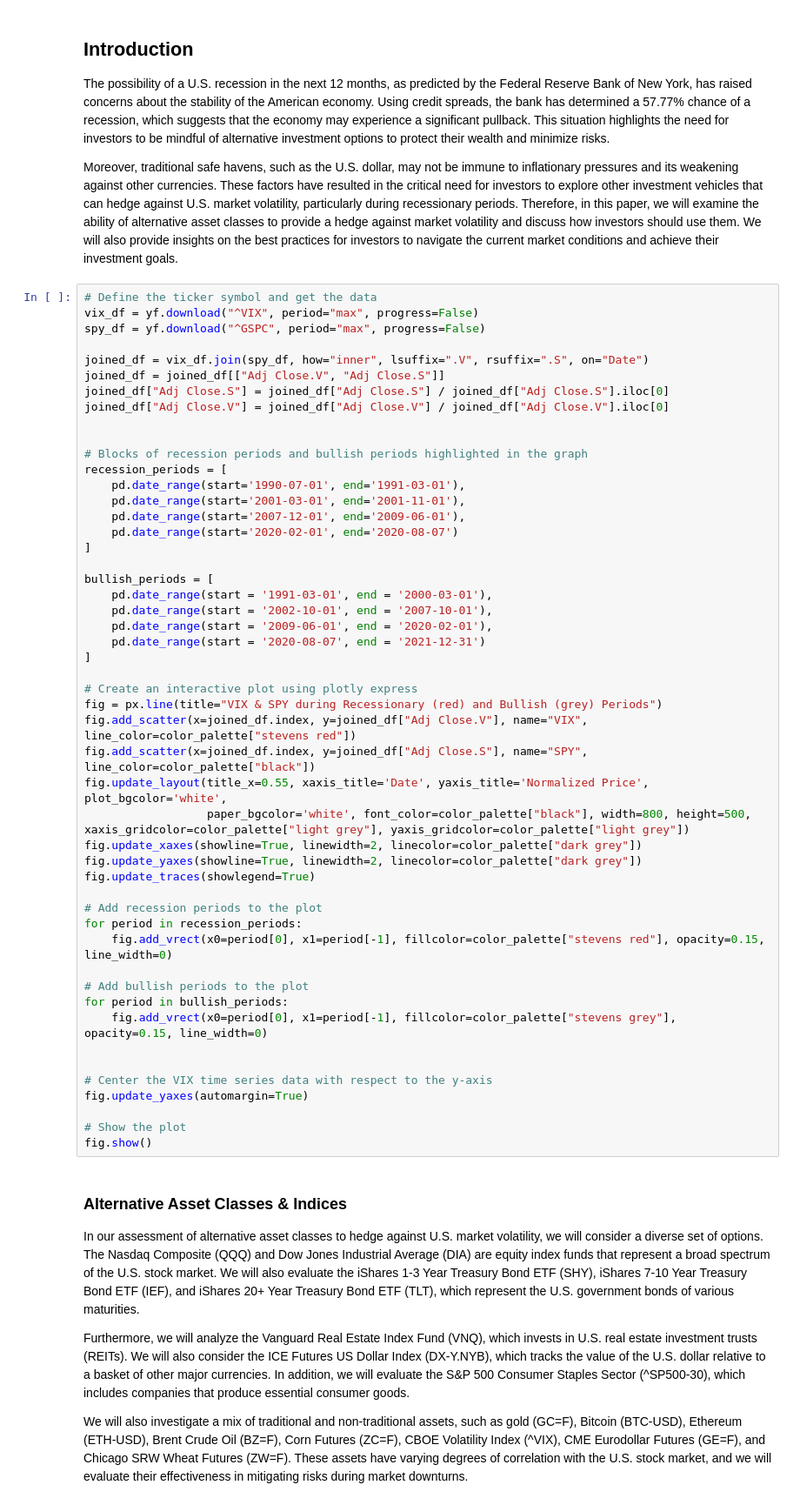
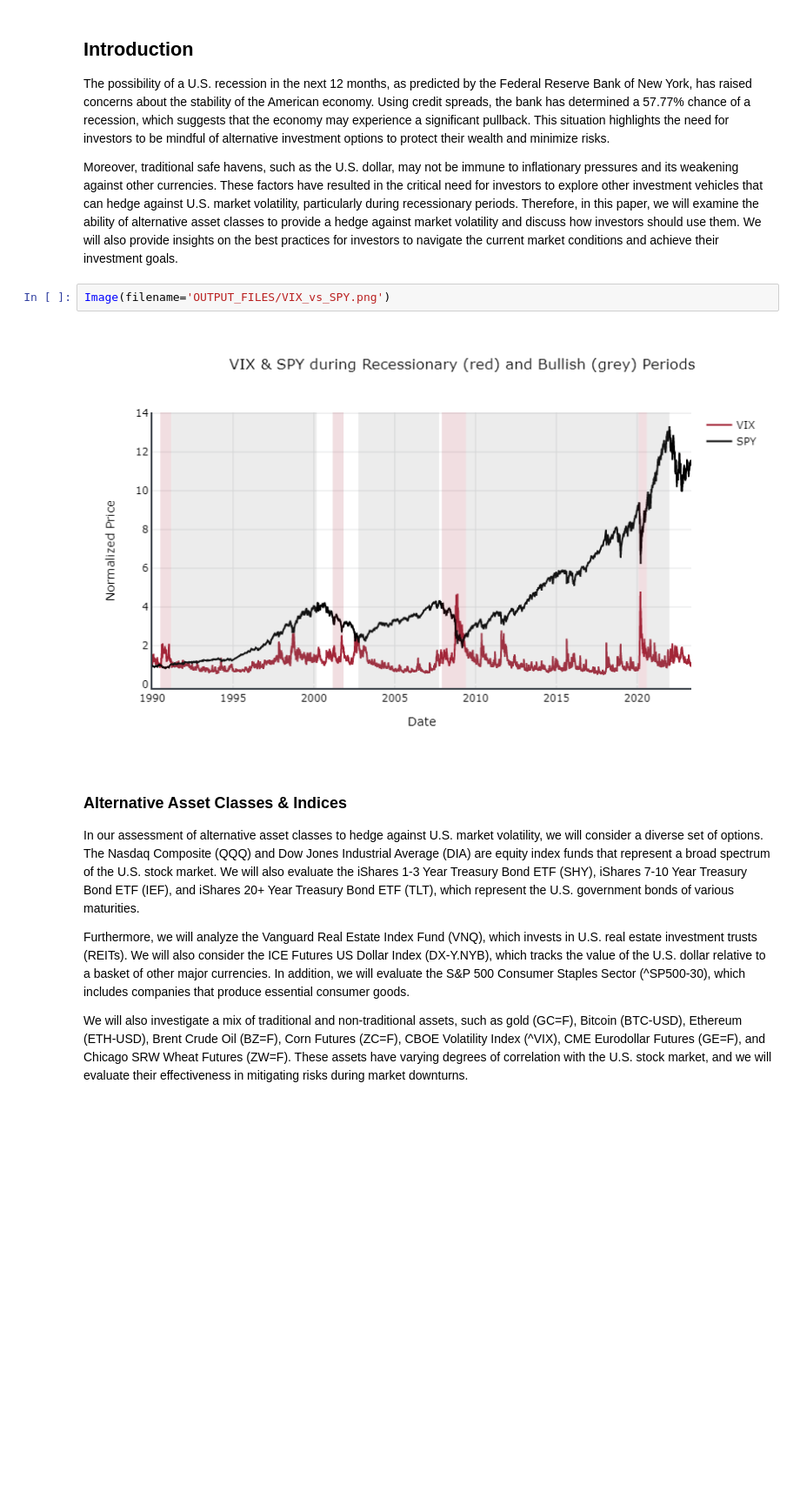
Before and after one commit to tej100/hedge_US_recession, a Jupyter notebook: src/paper.ipynb, the cells around one changed output. Shown at 87% size. Cells and saved outputs as stored; diff of their text form; blank space fills up the shorter version.

Commit message:
Update Paper with newest data

```diff
--- a/src/paper.ipynb
+++ b/src/paper.ipynb
@@ -38,56 +39,10 @@ data_dict = import_data("CLEAN_DATA", ignore_files=["README.md"])
 The possibility of a U.S. recession in the next 12 months, as predicted by the Federal Reserve Bank of New York, has raised concerns about the stability of the American economy. Using credit spreads, the bank has determined a 57.77% chance of a recession, which suggests that the economy may experience a significant pullback. This situation highlights the need for investors to be mindful of alternative investment options to protect their wealth and minimize risks.
 
 Moreover, traditional safe havens, such as the U.S. dollar, may not be immune to inflationary pressures and its weakening against other currencies. These factors have resulted in the critical need for investors to explore other investment vehicles that can hedge against U.S. market volatility, particularly during recessionary periods. Therefore, in this paper, we will examine the ability of alternative asset classes to provide a hedge against market volatility and discuss how investors should use them. We will also provide insights on the best practices for investors to navigate the current market conditions and achieve their investment goals.
-# %%
-# Define the ticker symbol and get the data
-vix_df = yf.download("^VIX", period="max", progress=False)
-spy_df = yf.download("^GSPC", period="max", progress=False)
-
-joined_df = vix_df.join(spy_df, how="inner", lsuffix=".V", rsuffix=".S", on="Date")
-joined_df = joined_df[["Adj Close.V", "Adj Close.S"]]
-joined_df["Adj Close.S"] = joined_df["Adj Close.S"] / joined_df["Adj Close.S"].iloc[0]
-joined_df["Adj Close.V"] = joined_df["Adj Close.V"] / joined_df["Adj Close.V"].iloc[0]
-
-
-# Blocks of recession periods and bullish periods highlighted in the graph
-recession_periods = [
-    pd.date_range(start='1990-07-01', end='1991-03-01'),
-    pd.date_range(start='2001-03-01', end='2001-11-01'),
-    pd.date_range(start='2007-12-01', end='2009-06-01'),
-    pd.date_range(start='2020-02-01', end='2020-08-07')
-]
-
-bullish_periods = [
-    pd.date_range(start = '1991-03-01', end = '2000-03-01'),
-    pd.date_range(start = '2002-10-01', end = '2007-10-01'),
-    pd.date_range(start = '2009-06-01', end = '2020-02-01'),
-    pd.date_range(start = '2020-08-07', end = '2021-12-31')
-]
-
-# Create an interactive plot using plotly express
-fig = px.line(title="VIX & SPY during Recessionary (red) and Bullish (grey) Periods")
-fig.add_scatter(x=joined_df.index, y=joined_df["Adj Close.V"], name="VIX", line_color=color_palette["stevens red"])
-fig.add_scatter(x=joined_df.index, y=joined_df["Adj Close.S"], name="SPY", line_color=color_palette["black"])
-fig.update_layout(title_x=0.55, xaxis_title='Date', yaxis_title='Normalized Price', plot_bgcolor='white',
-                  paper_bgcolor='white', font_color=color_palette["black"], width=800, height=500, xaxis_gridcolor=color_palette["light grey"], yaxis_gridcolor=color_palette["light grey"])
-fig.update_xaxes(showline=True, linewidth=2, linecolor=color_palette["dark grey"])
-fig.update_yaxes(showline=True, linewidth=2, linecolor=color_palette["dark grey"])
-fig.update_traces(showlegend=True)
-
-# Add recession periods to the plot
-for period in recession_periods:
-    fig.add_vrect(x0=period[0], x1=period[-1], fillcolor=color_palette["stevens red"], opacity=0.15, line_width=0)
-
-# Add bullish periods to the plot
-for period in bullish_periods:
-    fig.add_vrect(x0=period[0], x1=period[-1], fillcolor=color_palette["stevens grey"], opacity=0.15, line_width=0)
-
-
-# Center the VIX time series data with respect to the y-axis
-fig.update_yaxes(automargin=True)
-
-# Show the plot
-fig.show()
+# %%
+Image(filename='OUTPUT_FILES/VIX_vs_SPY.png')
+# %% [output]
+[figure, added]
 # %% [markdown]
 ### Alternative Asset Classes & Indices
 In our assessment of alternative asset classes to hedge against U.S. market volatility, we will consider a diverse set of options. The Nasdaq Composite (QQQ) and Dow Jones Industrial Average (DIA) are equity index funds that represent a broad spectrum of the U.S. stock market. We will also evaluate the iShares 1-3 Year Treasury Bond ETF (SHY), iShares 7-10 Year Treasury Bond ETF (IEF), and iShares 20+ Year Treasury Bond ETF (TLT), which represent the U.S. government bonds of various maturities.
```
Also changed, not shown: parts of 21 cells of this notebook, 10 other files.
